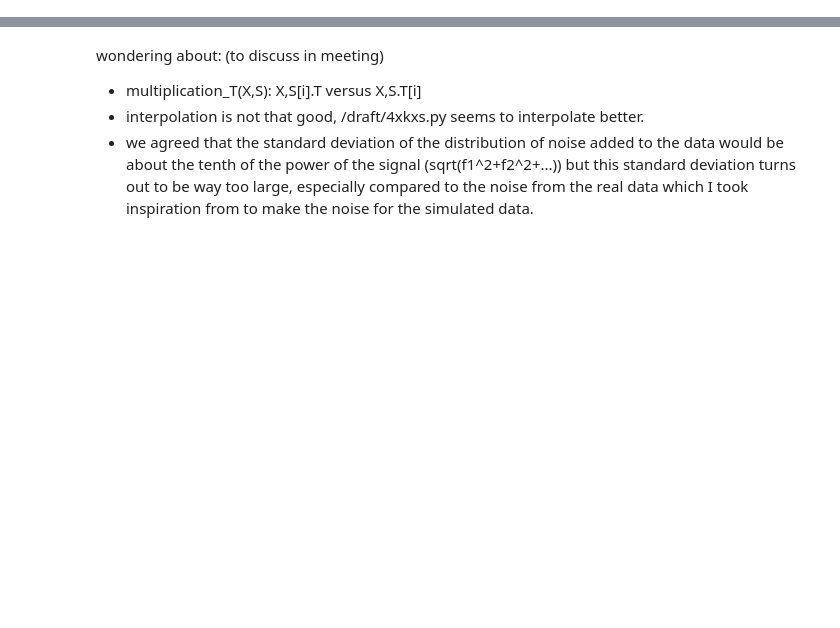
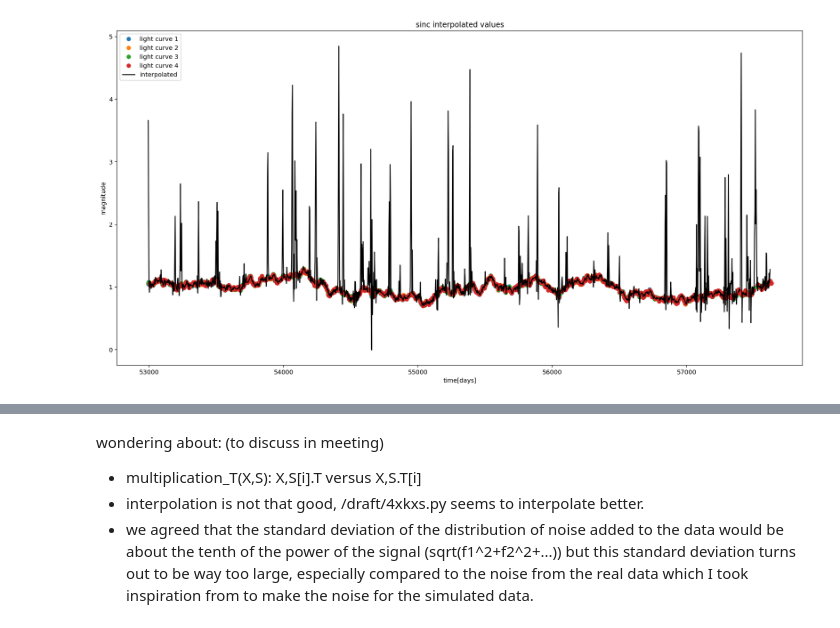
Before and after one commit to herjy/Quasar_lensing, a Jupyter notebook: simulation_interpolation/4xKxS_final.ipynb, the cells around one changed output, grey strips where cells are left out. Cells and saved outputs as stored; diff of their text form; code cells hidden in the pictures; blank space fills up the shorter version.

```diff
--- a/simulation_interpolation/4xKxS_final.ipynb
+++ b/simulation_interpolation/4xKxS_final.ipynb
@@ -116,18 +126,21 @@ iteration 4500
 # %%
 cut = np.logical_and(X < np.max(Y), X > np.min(Y))
 
 %matplotlib qt
 plt.figure(figsize=(20,10))
 
+
 plt.plot(ts[0], Y[0], 'o', label='light curve 1')
 plt.plot(ts[1], Y[1], 'o', label='light curve 2')
 plt.plot(ts[2], Y[2], 'o', label='light curve 3')
 plt.plot(ts[3], Y[3], 'o', label='light curve 4')
 
-plt.plot(tk[0][cut], X[cut], label='interpolated', color='black')
+plt.plot(tk[0], X*fact, label='interpolated', color='black')
 plt.xlabel('time[days]')
 plt.ylabel('magnitude')
 plt.title('sinc interpolated values')
 plt.legend()
 plt.savefig("figures/result_4xkxs_final.png")
 plt.show()
+# %% [output]
+[figure, added]
```
Also changed, not shown: parts of 6 cells of this notebook, 1 other file.
